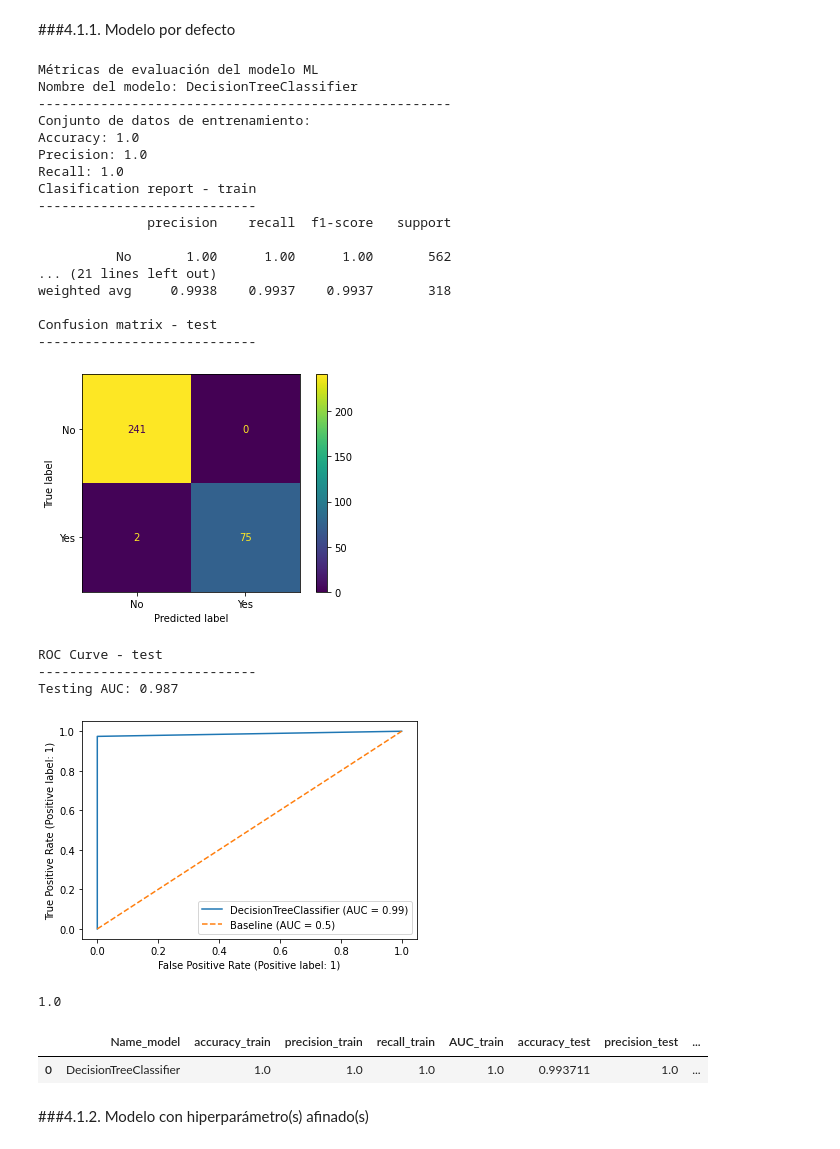
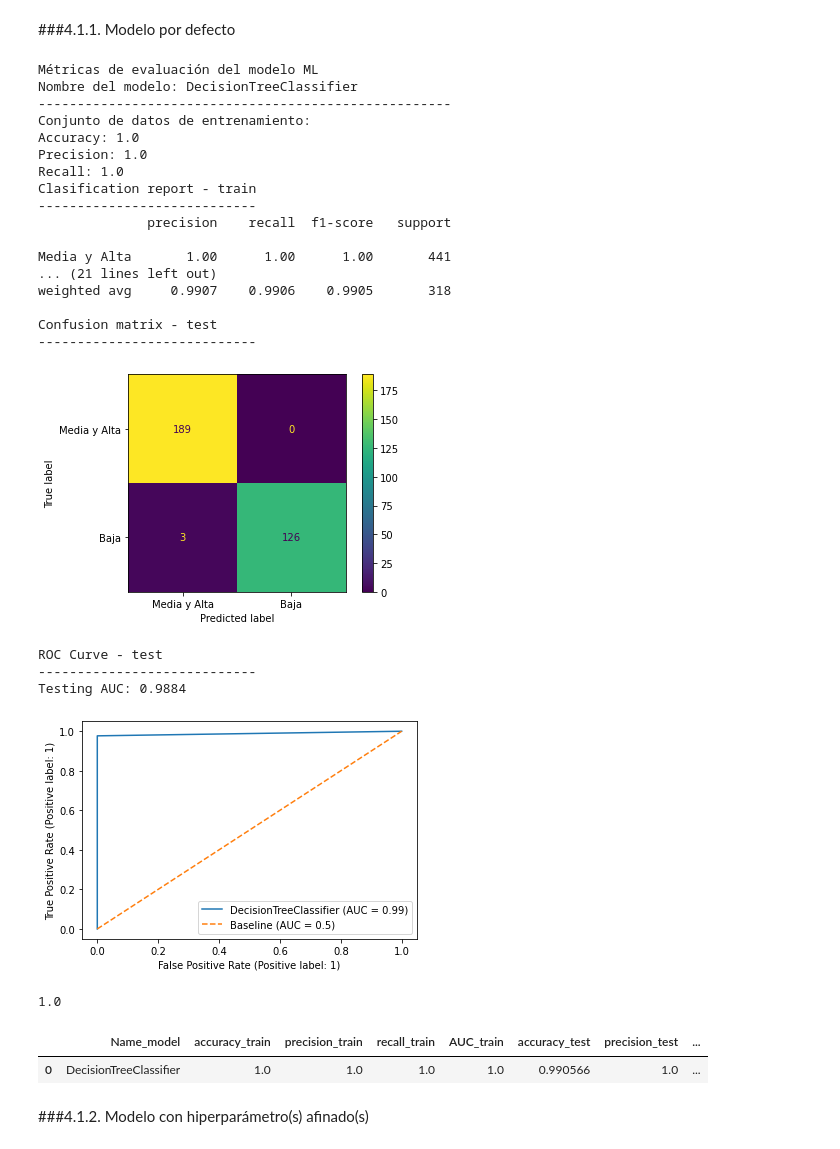
Before and after one commit to pzuniga/Milk_Quality_Prediction, a Jupyter notebook: wk7_012_Proyecto_2_Parte_2_(base).ipynb, the cells around one changed output. Drawn from its saved outputs; the diff is of its cells as text; code cells hidden in the pictures.

```diff
--- a/wk7_012_Proyecto_2_Parte_2_(base).ipynb
+++ b/wk7_012_Proyecto_2_Parte_2_(base).ipynb
@@ -106,3 +109,7 @@ filename_csv = "/content/drive/MyDrive/Colab Notebooks/wk7_Datos/milknew.csv"
 # 1.1.1. Cargar archivo de datos en df
 # Cargar datos CSV  y asignar a dataframe df
 df=pd.read_csv(filename_csv)
+# %%
+df.rename(columns={'pH':'pH', 'Temprature':'Temperature', 'Taste':'Taste', 'Odor':'Odor', 'Fat ':'Fat',
+                   'Turbidity':'Turbidity', 'Colour':'Colour','Grade':'Grade'},inplace=True)
+df.columns
@@ -376,2 +388,6 @@ Index(['pH', 'Temprature', 'Taste', 'Odor', 'Fat ', 'Turbidity', 'Colour',
        'Grade'],
       dtype='object')
+# %%
+# Convertir los nombres de cadenas de las clases a valores numéricos
+# Se decidió trabajar con dos clases
+df['Grade'] = df['Grade'].replace({'low': 1, 'medium': 0, 'high':0})
@@ -391,9 +453,5 @@ Index(['pH', 'Temprature', 'Taste', 'Odor', 'Fat ', 'Turbidity', 'Colour',
        'Grade'],
       dtype='object')
-# %%
-# Convertir los nombres de cadenas de las clases a valores numéricos
-# Se decidió trabajar con dos clases
-df['Grade'] = df['Grade'].replace({'low': 0, 'medium': 0, 'high':1})
 # %%
 # Crear lista con los índices de una lista
 # Columnas de interés
@@ -455,3 +516,8 @@ memory usage: 66.3 KB
+# %%
+df['Taste']=df['Taste'].astype('object')
+df['Odor']=df['Odor'].astype('object')
+df['Fat']=df['Fat'].astype('object')
+df['Turbidity']=df['Turbidity'].astype('object')
 # %% [markdown]
 ## 3.3. Separar los datos en un matriz de características (X) y un vector objetivo (y).
 # %%
@@ -611,7 +677,7 @@ recall_train = recall_score(y_train, train_preds)
 recall_test = recall_score(y_test, test_preds)
 # Matriz de confusión
 cm = confusion_matrix(y_test, test_preds)
-target_names = ['No', 'Yes']
+target_names = ['Media y Alta','Baja']
 disp = ConfusionMatrixDisplay(confusion_matrix=cm,display_labels=target_names)
 # Specificity
 specificity_test = cm[0,0]/(cm[0,0]+cm[0,1])
@@ -647,39 +713,39 @@ print('Specificity:',round(bench_model_df.loc[len(bench_model_df)-1][8],4))
 print('Clasification report - test')
 print('----------------------------')
 print(classification_report(y_test, test_preds, target_names=target_names, digits=4))
 print('Confusion matrix - test')
 print('----------------------------')
 disp.plot()
 plt.show()
 print('\nROC Curve - test')
 print('----------------------------')
 print(f'Testing AUC: {round(bench_model_df.loc[len(bench_model_df)-1][9],4)}')
 RocCurveDisplay.from_estimator(dec_tree, X_test_processed, y_test)
 plt.plot([0, 1], [0, 1], ls = '--', label = 'Baseline (AUC = 0.5)')
 plt.legend();
 plt.show()
 # %% [output]
 Métricas de evaluación del modelo ML
 Nombre del modelo: DecisionTreeClassifier
 -----------------------------------------------------
 Conjunto de datos de entrenamiento:
 Accuracy: 1.0
 Precision: 1.0
 Recall: 1.0
 Clasification report - train
 ----------------------------
               precision    recall  f1-score   support
 
-          No       1.00      1.00      1.00       562
+Media y Alta       1.00      1.00      1.00       441
 ... (21 lines left out)
-weighted avg     0.9938    0.9937    0.9937       318
+weighted avg     0.9907    0.9906    0.9905       318
 
 Confusion matrix - test
 ----------------------------
-[figure, old version]
+[figure, new version]
 ROC Curve - test
 ----------------------------
-Testing AUC: 0.987
+Testing AUC: 0.9884
 [figure]
 # %%
 specificity = cm[0,0]/(cm[0,0]+cm[0,1])
@@ -690,7 +756,7 @@ specificity
 bench_model_df
 # %% [output]
 |  | Name_model | accuracy_train | precision_train | recall_train | AUC_train | accuracy_test | precision_test | ... |
-| 0 | DecisionTreeClassifier | 1.0 | 1.0 | 1.0 | 1.0 | 0.993711 | 1.0 | ... |
+| 0 | DecisionTreeClassifier | 1.0 | 1.0 | 1.0 | 1.0 | 0.990566 | 1.0 | ... |
 # %% [markdown]
 ###4.1.2. Modelo con hiperparámetro(s) afinado(s)
 # %%
```
Also changed, not shown: parts of 51 cells of this notebook.
